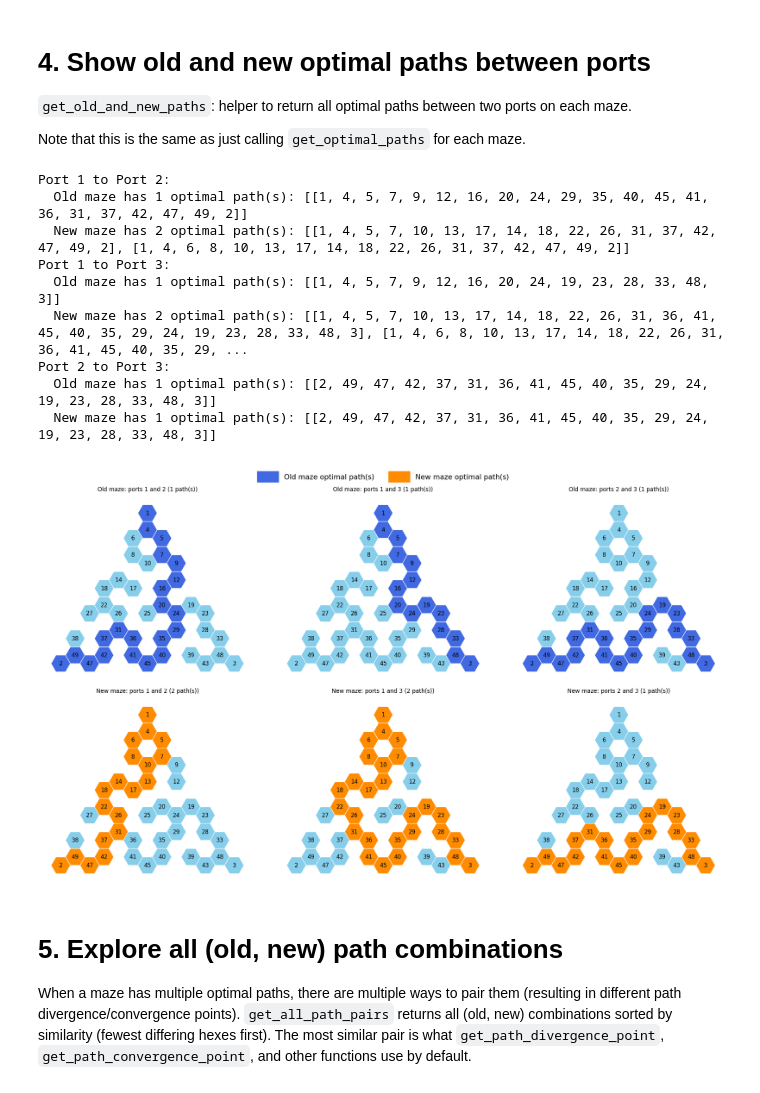
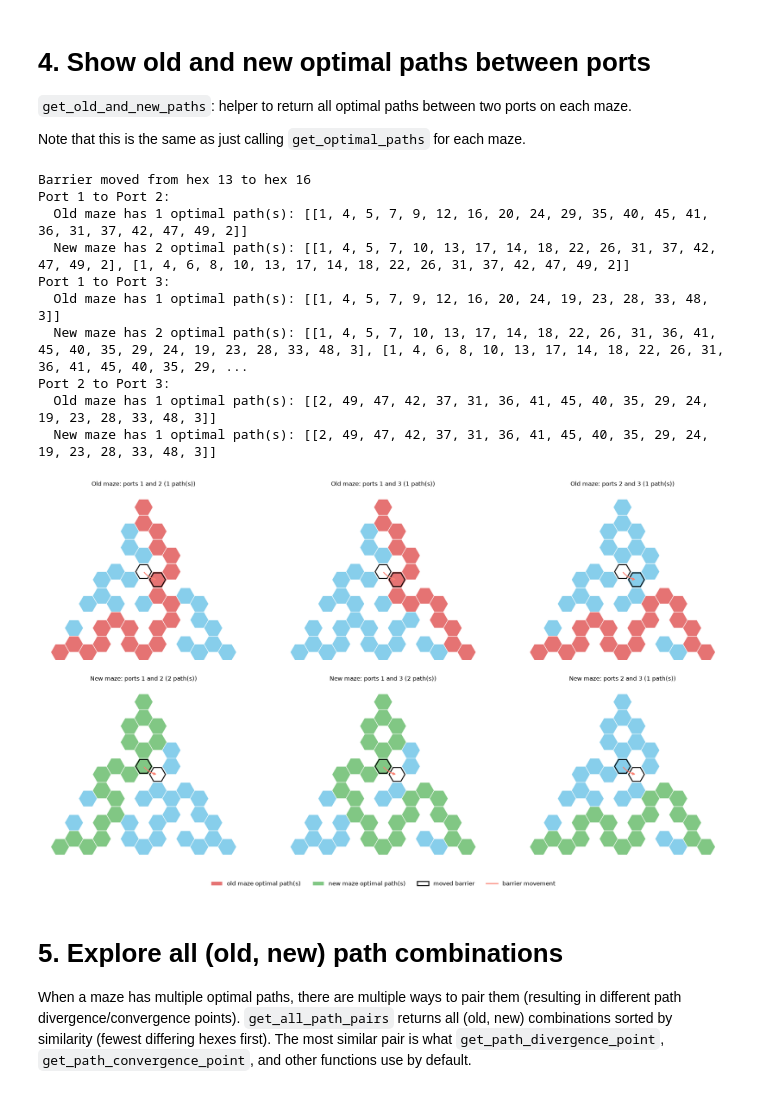
Before and after one commit to calderast/Hex-maze, a Jupyter notebook: Tutorials/12_Compare_Maze_Paths.ipynb, the cells around one changed output. Saved outputs shown, nothing was run; the diff lists cells and outputs as text; code cells hidden in the pictures.

```diff
--- a/Tutorials/12_Compare_Maze_Paths.ipynb
+++ b/Tutorials/12_Compare_Maze_Paths.ipynb
@@ -343,52 +358,48 @@ Port 2 to Port 3 (distance=7):
 Note that this is the same as just calling `get_optimal_paths` for each maze.
 # %%
 # Grab 2 mazes where one of the mazes has multiple optimal paths
-barrier_sequence_database = pd.read_pickle('../Barrier_Sequence_Databases/barrier_sequence_database.pkl')
 sequence = barrier_sequence_database.iloc[2]['barrier_sequence']
 maze_1, maze_2 = sequence[0], sequence[1]
+barrier_change = get_barrier_change(maze_1, maze_2)
+print(f"Barrier moved from hex {barrier_change[0]} to hex {barrier_change[1]}")
 
 fig, axes = plt.subplots(2, 3, figsize=(21, 12))
 
 for i, (start, end) in enumerate([(1, 2), (1, 3), (2, 3)]):
-    # Get all optimal paths between these ports on each maze
+    # All optimal paths between these ports on each maze
     old_paths, new_paths = get_old_and_new_paths(maze_1, maze_2, start, end)
     print(f"Port {start} to Port {end}:")
     print(f"  Old maze has {len(old_paths)} optimal path(s): {old_paths}")
     print(f"  New maze has {len(new_paths)} optimal path(s): {new_paths}")
 
-    # Combine all old/new paths into highlight sets
-    old_path_hexes = {h for path in old_paths for h in path}
-    new_path_hexes = {h for path in new_paths for h in path}
+    # Combine all old/new paths into highlight sets. No arrows here: where several paths tie
+    # for optimal, every one of them is highlighted, so there is no single route to trace
+    old_path_hexes = {hex for path in old_paths for hex in path}
+    new_path_hexes = {hex for path in new_paths for hex in path}
 
-    # Plot all old paths on maze 1
-    plot_hex_maze(maze_1, ax=axes[0, i], highlight_hexes=[old_path_hexes],
-                  highlight_colors=["royalblue"], show_hex_labels=True, show_barriers=False)
-    axes[0, i].set_title(f"Old maze: ports {start} and {end} ({len(old_paths)} path(s))")
+    plot_maze_panel(maze_1, axes[0, i], f"Old maze: ports {start} and {end} ({len(old_paths)} path(s))",
+                    [old_path_hexes], [CLASS_COLORS["old_path"]], barrier_change=barrier_change)
+    plot_maze_panel(maze_2, axes[1, i], f"New maze: ports {start} and {end} ({len(new_paths)} path(s))",
+                    [new_path_hexes], [CLASS_COLORS["new_path"]], barrier_change=barrier_change)
 
-    # Plot all new paths on maze 2
-    plot_hex_maze(maze_2, ax=axes[1, i], highlight_hexes=[new_path_hexes],
-                  highlight_colors=["darkorange"], show_hex_labels=True, show_barriers=False)
-    axes[1, i].set_title(f"New maze: ports {start} and {end} ({len(new_paths)} path(s))")
-
-legend_handles = [
-    mpatches.Patch(color="royalblue", label="Old maze optimal path(s)"),
-    mpatches.Patch(color="darkorange", label="New maze optimal path(s)"),
-]
-fig.legend(handles=legend_handles, loc="upper center", ncol=2, bbox_to_anchor=(0.5, 1.05), fontsize=15,
-    handlelength=3, handleheight=2, borderpad=1, frameon=False)
-plt.tight_layout()
+add_legend(fig, [
+    ("old maze optimal path(s)", CLASS_COLORS["old_path"]),
+    ("new maze optimal path(s)", CLASS_COLORS["new_path"]),
+], path_label=None)
+fig.tight_layout(rect=[0, 0.05, 1, 1])
 plt.show()
 # %% [output]
+Barrier moved from hex 13 to hex 16
 Port 1 to Port 2:
   Old maze has 1 optimal path(s): [[1, 4, 5, 7, 9, 12, 16, 20, 24, 29, 35, 40, 45, 41, 36, 31, 37, 42, 47, 49, 2]]
   New maze has 2 optimal path(s): [[1, 4, 5, 7, 10, 13, 17, 14, 18, 22, 26, 31, 37, 42, 47, 49, 2], [1, 4, 6, 8, 10, 13, 17, 14, 18, 22, 26, 31, 37, 42, 47, 49, 2]]
 Port 1 to Port 3:
   Old maze has 1 optimal path(s): [[1, 4, 5, 7, 9, 12, 16, 20, 24, 19, 23, 28, 33, 48, 3]]
   New maze has 2 optimal path(s): [[1, 4, 5, 7, 10, 13, 17, 14, 18, 22, 26, 31, 36, 41, 45, 40, 35, 29, 24, 19, 23, 28, 33, 48, 3], [1, 4, 6, 8, 10, 13, 17, 14, 18, 22, 26, 31, 36, 41, 45, 40, 35, 29, ...
 Port 2 to Port 3:
   Old maze has 1 optimal path(s): [[2, 49, 47, 42, 37, 31, 36, 41, 45, 40, 35, 29, 24, 19, 23, 28, 33, 48, 3]]
   New maze has 1 optimal path(s): [[2, 49, 47, 42, 37, 31, 36, 41, 45, 40, 35, 29, 24, 19, 23, 28, 33, 48, 3]]
-[figure, old version]
+[figure, new version]
 # %% [markdown]
 # 5. Explore all (old, new) path combinations
 
```
Also changed, not shown: parts of 11 cells of this notebook, 2 other files.
